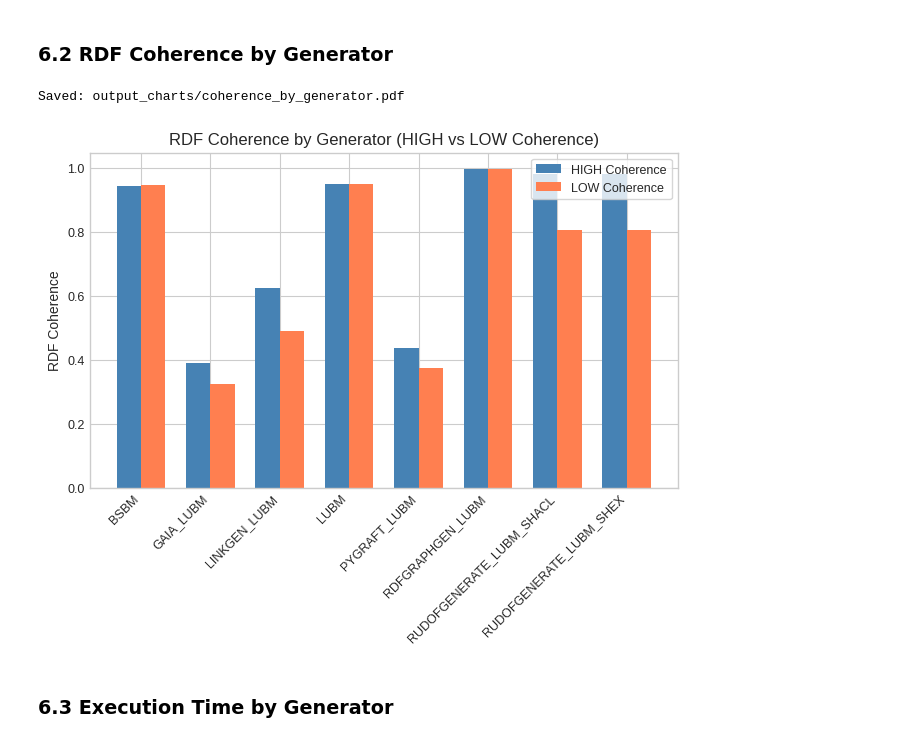
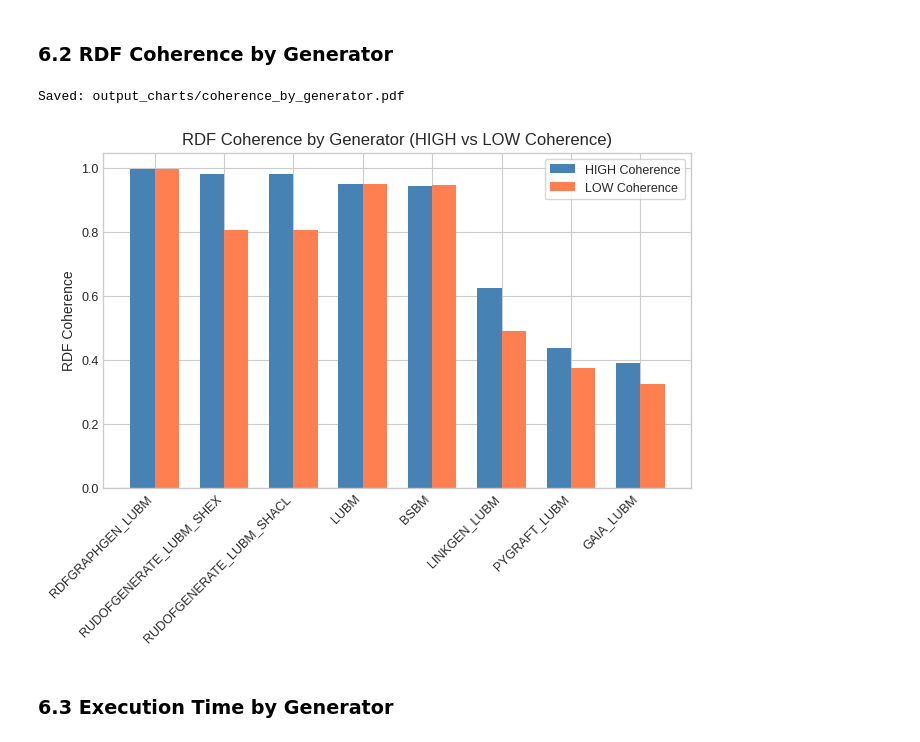
Before and after one commit to DiegoMfer/benchmarks-synthetic-data-generators, a Jupyter notebook: metrics_histogram.ipynb, the cells around one changed output. Cells and saved outputs as stored; diff of their text form; code cells hidden in the pictures.

```diff
--- a/metrics_histogram.ipynb
+++ b/metrics_histogram.ipynb
@@ -241,28 +245,32 @@ Saved: output_charts/throughput_by_generator.pdf
 # %%
 
 # RDF Coherence by Generator
 fig, ax_coh = plt.subplots(figsize=(FIG_W, FIG_H))
 
 high_coherence = df[df['Coherence_Level'] == 'HIGH'].set_index('Base_Generator')['RDF_Coherence']
 low_coherence  = df[df['Coherence_Level'] == 'LOW'].set_index('Base_Generator')['RDF_Coherence']
 
-ax_coh.bar(x - width/2, [high_coherence.get(g, 0) for g in generators], width, label='HIGH Coherence', color=colors['HIGH'])
-ax_coh.bar(x + width/2, [low_coherence.get(g, 0) for g in generators],  width, label='LOW Coherence',  color=colors['LOW'])
+# Sort generators by HIGH coherence descending (smallest on the right)
+sorted_gens = sorted(generators, key=lambda g: high_coherence.get(g, 0), reverse=True)
+x_coh = np.arange(len(sorted_gens))
+
+ax_coh.bar(x_coh - width/2, [high_coherence.get(g, 0) for g in sorted_gens], width, label='HIGH Coherence', color=colors['HIGH'])
+ax_coh.bar(x_coh + width/2, [low_coherence.get(g, 0) for g in sorted_gens],  width, label='LOW Coherence',  color=colors['LOW'])
 ax_coh.set_ylabel('RDF Coherence', fontsize=LABEL_SIZE)
 ax_coh.set_title('RDF Coherence by Generator (HIGH vs LOW Coherence)', fontsize=TITLE_SIZE)
-ax_coh.set_xticks(x)
-ax_coh.set_xticklabels(generators, rotation=45, ha='right', fontsize=TICK_SIZE)
+ax_coh.set_xticks(x_coh)
+ax_coh.set_xticklabels(sorted_gens, rotation=45, ha='right', fontsize=TICK_SIZE)
 ax_coh.tick_params(axis='y', labelsize=TICK_SIZE)
 ax_coh.legend(fontsize=LEGEND_SIZE, loc='upper right', frameon=True)
 
 fig.subplots_adjust(left=0.12, right=0.96, bottom=0.25, top=0.92)
 fig.savefig('output_charts/coherence_by_generator.pdf', format='pdf', bbox_inches='tight')
 print('Saved: output_charts/coherence_by_generator.pdf')
 
 plt.show()
 # %% [output]
 Saved: output_charts/coherence_by_generator.pdf
-[figure, old version]
+[figure, new version]
 # %% [markdown]
 ### 6.3 Execution Time by Generator
 # %%
```
Also changed, not shown: parts of 3 cells of this notebook, 1 other file.
